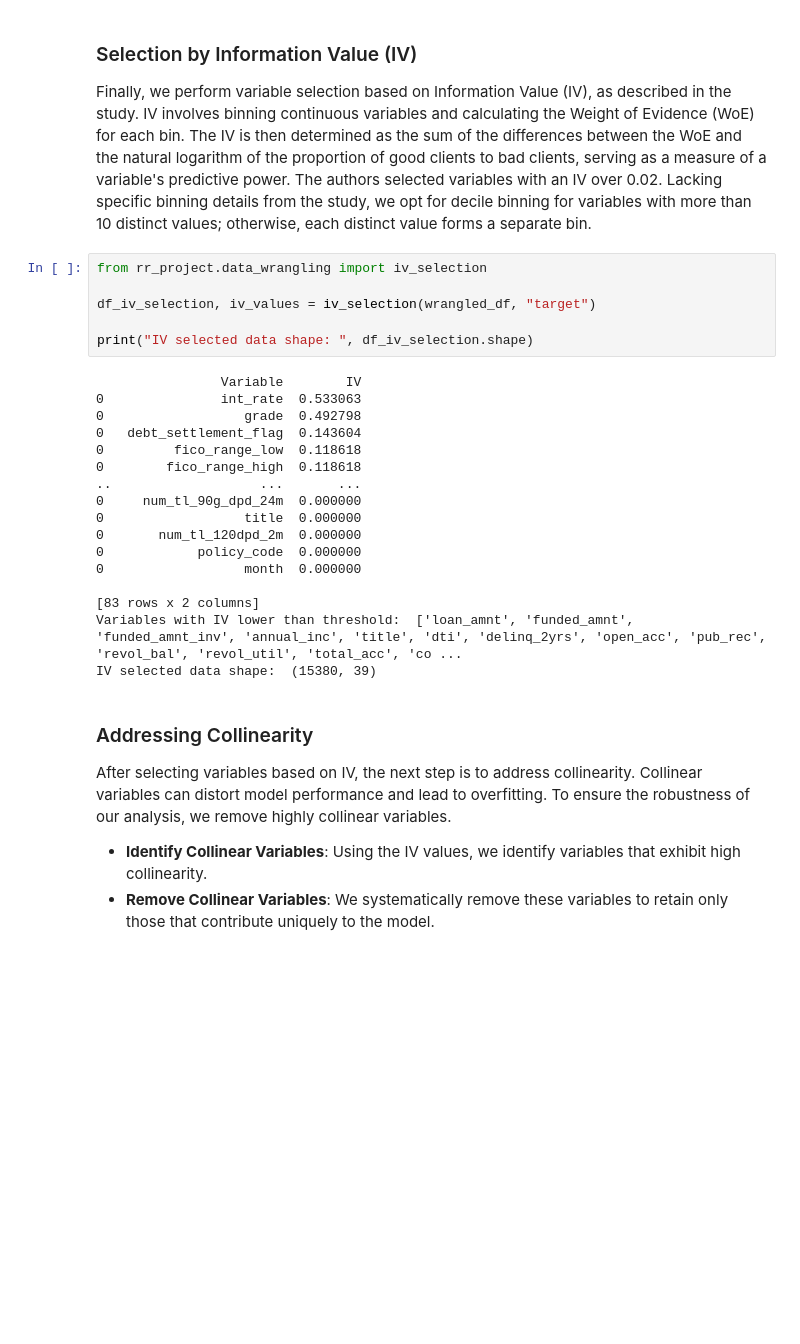
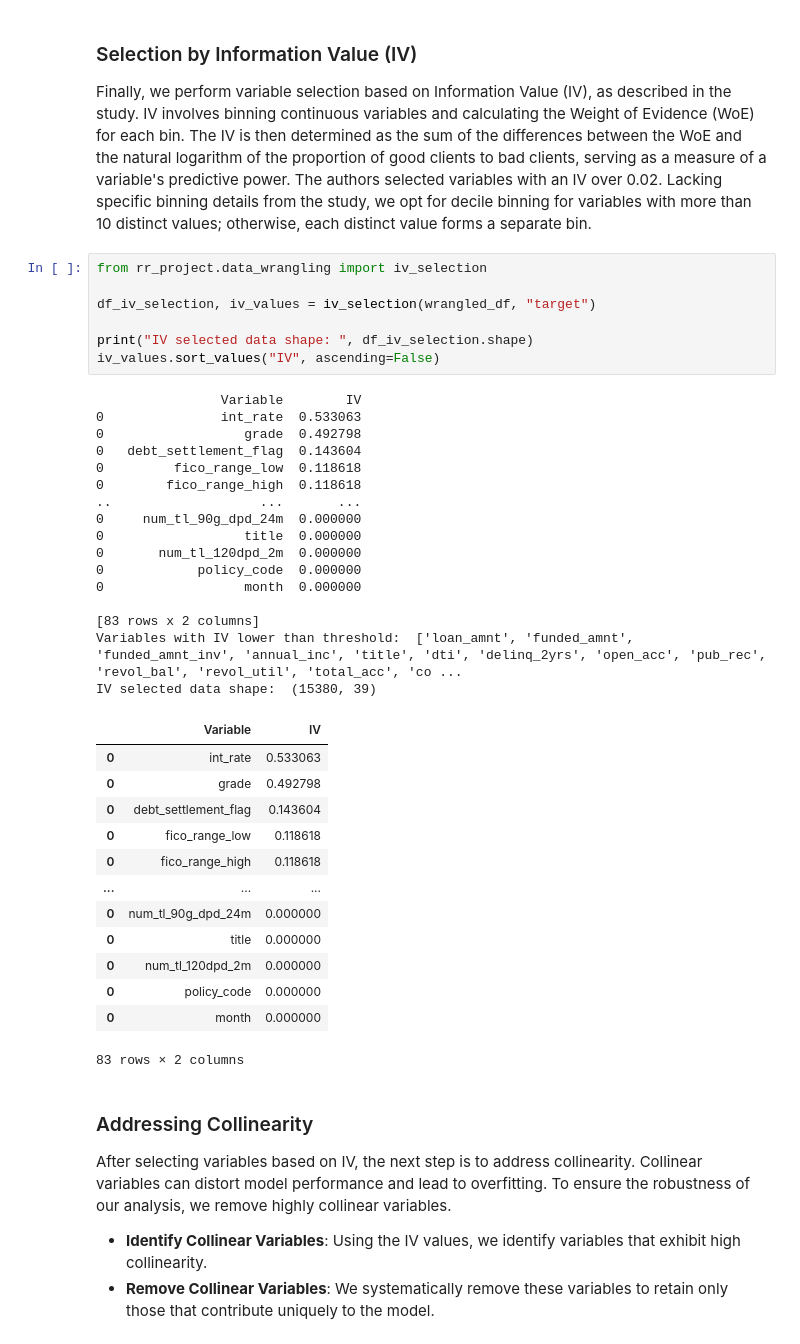
Before and after one commit to hoobys/Reproducible-Research-uni-project, a Jupyter notebook: report.ipynb, the cells around one changed output. Cells and saved outputs as stored; diff of their text form; blank space fills up the shorter version.

```diff
--- a/report.ipynb
+++ b/report.ipynb
@@ -143,26 +143,40 @@ Finally, we perform variable selection based on Information Value (IV), as descr
 # %%
 from rr_project.data_wrangling import iv_selection
 
 df_iv_selection, iv_values = iv_selection(wrangled_df, "target")
 
 print("IV selected data shape: ", df_iv_selection.shape)
+iv_values.sort_values("IV", ascending=False)
 # %% [output]
                 Variable        IV
 0               int_rate  0.533063
 0                  grade  0.492798
 0   debt_settlement_flag  0.143604
 0         fico_range_low  0.118618
 0        fico_range_high  0.118618
 ..                   ...       ...
 0     num_tl_90g_dpd_24m  0.000000
 0                  title  0.000000
 0       num_tl_120dpd_2m  0.000000
 0            policy_code  0.000000
 0                  month  0.000000
 
 [83 rows x 2 columns]
 Variables with IV lower than threshold:  ['loan_amnt', 'funded_amnt', 'funded_amnt_inv', 'annual_inc', 'title', 'dti', 'delinq_2yrs', 'open_acc', 'pub_rec', 'revol_bal', 'revol_util', 'total_acc', 'co ...
 IV selected data shape:  (15380, 39)
+|  | Variable | IV |
+| 0 | int_rate | 0.533063 |
+| 0 | grade | 0.492798 |
+| 0 | debt_settlement_flag | 0.143604 |
+| 0 | fico_range_low | 0.118618 |
+| 0 | fico_range_high | 0.118618 |
+| ... | ... | ... |
+| 0 | num_tl_90g_dpd_24m | 0.000000 |
+| 0 | title | 0.000000 |
+| 0 | num_tl_120dpd_2m | 0.000000 |
+| 0 | policy_code | 0.000000 |
+| 0 | month | 0.000000 |
+83 rows × 2 columns
 # %% [markdown]
 ### Addressing Collinearity
 After selecting variables based on IV, the next step is to address collinearity. Collinear variables can distort model performance and lead to overfitting. To ensure the robustness of our analysis, we remove highly collinear variables.
```
Also changed, not shown: parts of 18 cells of this notebook, 15 other files.
